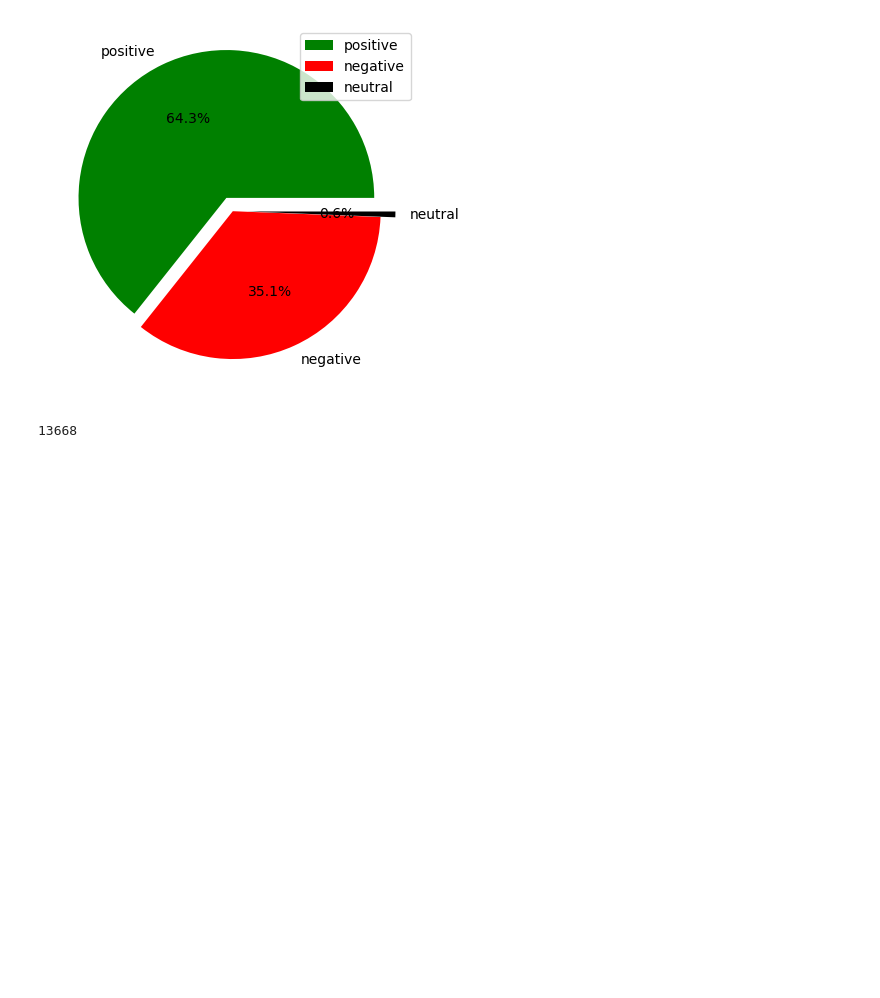
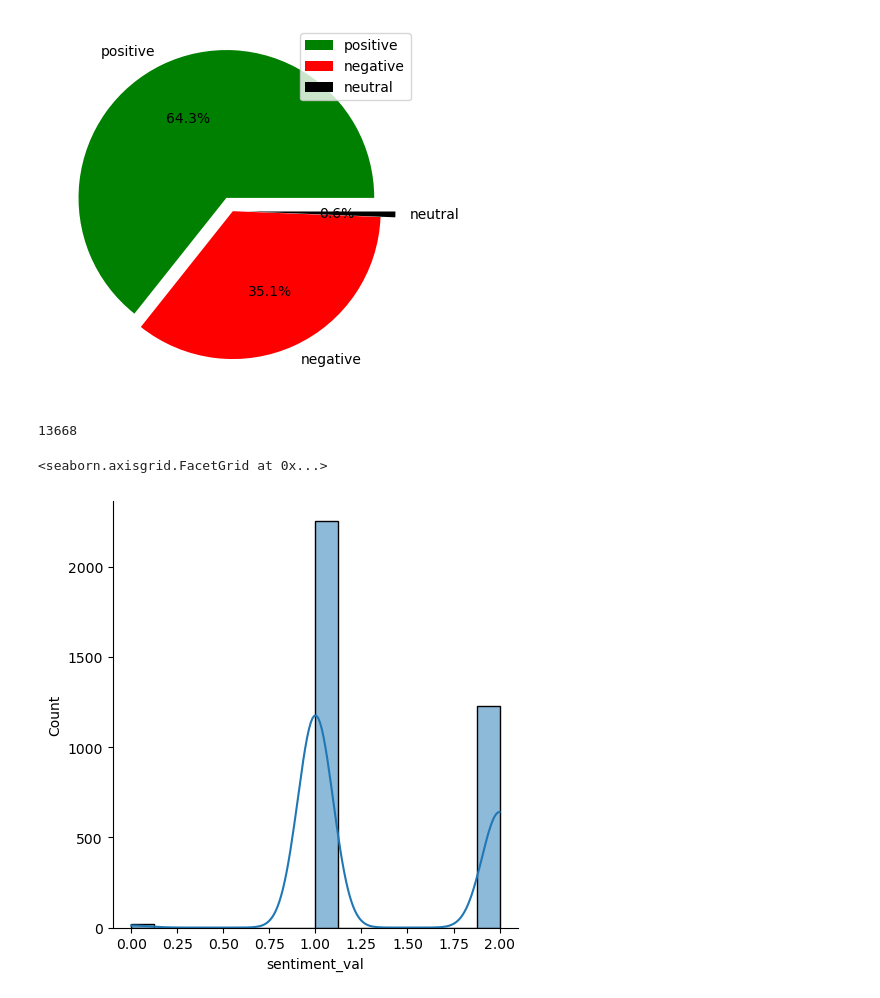
Before and after one commit to Bunnydavid27/British_airways_data_analysis, a Jupyter notebook: British_airways_Data_Analysis.ipynb, the cells around one changed output. Cells and saved outputs as stored; diff of their text form; code cells hidden in the pictures; blank space fills up the shorter version.

```diff
--- a/British_airways_Data_Analysis.ipynb
+++ b/British_airways_Data_Analysis.ipynb
@@ -531,3 +531,6 @@ vader_british_airways_df
 | 3498 | LGW Alicante 8th September early ... | 0.9177 | positive |
 | 3499 | 2 recent flights LHR SFO 12 hrs 7... | -0.9590 | negative |
 3500 rows × 3 columns
+# %%
+vader_british_airways_df['sentiment_val'] = vader_british_airways_df['Sentiment'].replace({'positive':1, 'negative':2,'neutral':0})
+vader_british_airways_df
@@ -567,3 +584,8 @@ vader_british_airways_df.to_csv('data/sentiment_british_airways.csv')
 kmeans_tfidf.n_features_in_
 # %% [output]
 13668
+# %%
+sns.displot(vader_british_airways_df['sentiment_val'], kde=True)
+# %% [output]
+<seaborn.axisgrid.FacetGrid at 0x...>
+[figure, added]
```
Also changed, not shown: parts of 2 cells of this notebook, 8 other files.
